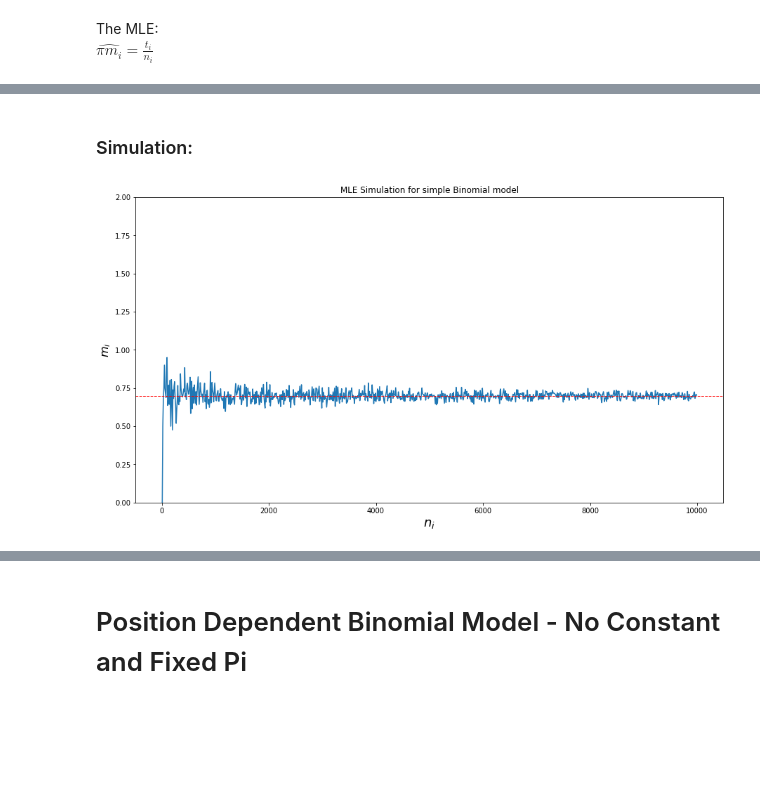
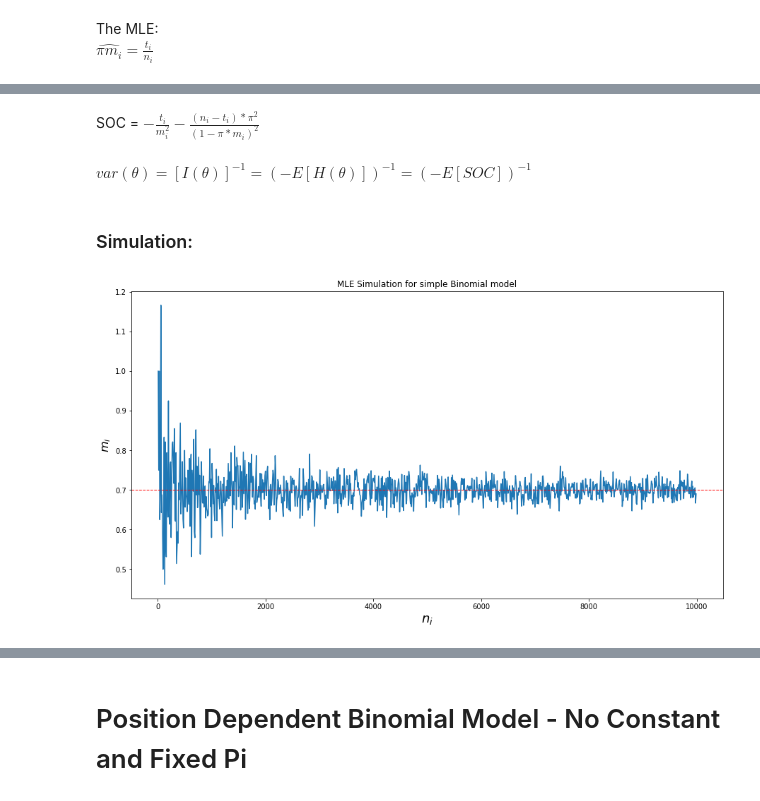
Before and after one commit to kod5kod/RandomResearch, a Jupyter notebook: deamination_estimator_simulation_20200403.ipynb, the cells around one changed output, grey strips where cells are left out. Saved outputs shown, nothing was run; the diff lists cells and outputs as text; code cells hidden in the pictures; blank space fills up the shorter version.

```diff
--- a/deamination_estimator_simulation_20200403.ipynb
+++ b/deamination_estimator_simulation_20200403.ipynb
@@ -53,3 +55,7 @@ $\hat{\pi m_i}  = \frac{t_i}{n_i}$
+# %% [markdown]
+SOC = $ -\frac{t_i}{m_i^2} - \frac{(n_i-t_i)*\pi^2}{(1-\pi*m_i)^2}$
+# %% [markdown]
+$var(\theta) = [I(\theta)]^{-1} = (-E[H(\theta)])^{-1}=(-E[SOC])^{-1}$
 # %% [markdown]
 ### Simulation:
 # %%
@@ -58,22 +64,30 @@ max_n_i = 10000
 m_i = 0.7
 pi = 0.2
 n_i = 30
+# %%
+# Second Order Condition:
+def SOC_binom(ti,pi, m_i, n_i):
+    return -(t_i/(m_i**2)).sum()-(((n_i-t_i)*(pi**2))/(1-pi*m_i)**2).sum()
 # %%
 # Sampling datapoints:
 est_list = []
+sd_list = []
 rng = range(10,max_n_i,10)
 for i in rng:
     # USING BINOMIAL MLE:
-    est_list.append(np.random.binomial(1,pi*m_i,i).sum()/(i*pi))
+    t_i = np.random.binomial(1,pi*m_i,i)
+    est_list.append(t_i.sum()/(i*pi))
+    sd_list.append(1/(-SOC_binom(t_i,pi, m_i, i)))
 # Plotting simulation:
 fig = plt.figure(figsize = (15,8))
 ax = fig.add_subplot(111)
 ax.plot(list(rng),est_list,)
+#ax.errorbar(list(rng), est_list, sd_list, linestyle='-', marker='.',capsize=5,ecolor = 'red',elinewidth = 0.5,capthick = 1,lw=1)
 ax.axhline(y=m_i, color = 'red', ls='--',lw=1)
 ax.set_title('MLE Simulation for simple Binomial model')
 plt.xlabel('$n_i$', fontsize=18)
 plt.ylabel('$m_i$', fontsize=16)
-plt.ylim([0,2])
+#plt.ylim([0,2])
 plt.show()
 # %% [output]
-[figure, old version]
+[figure, new version]
```
Also changed, not shown: parts of 20 cells of this notebook, 2 other files.
